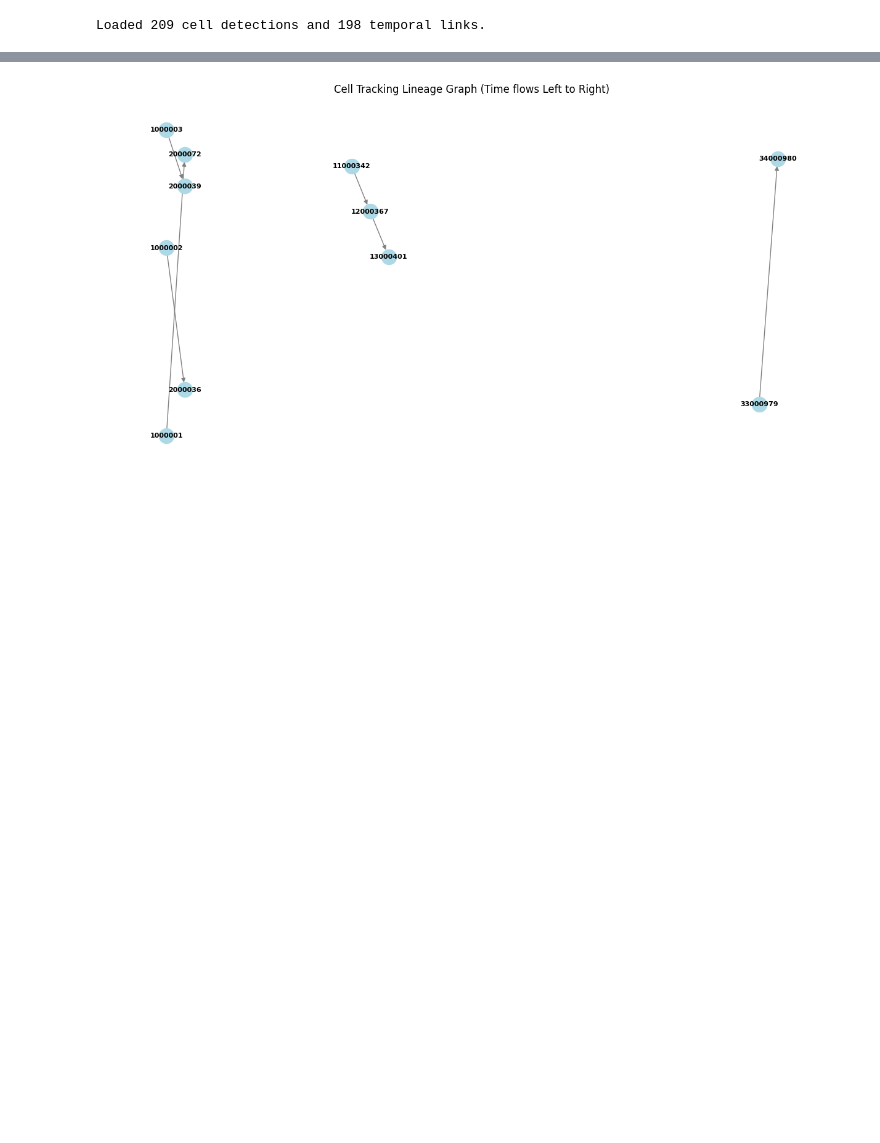
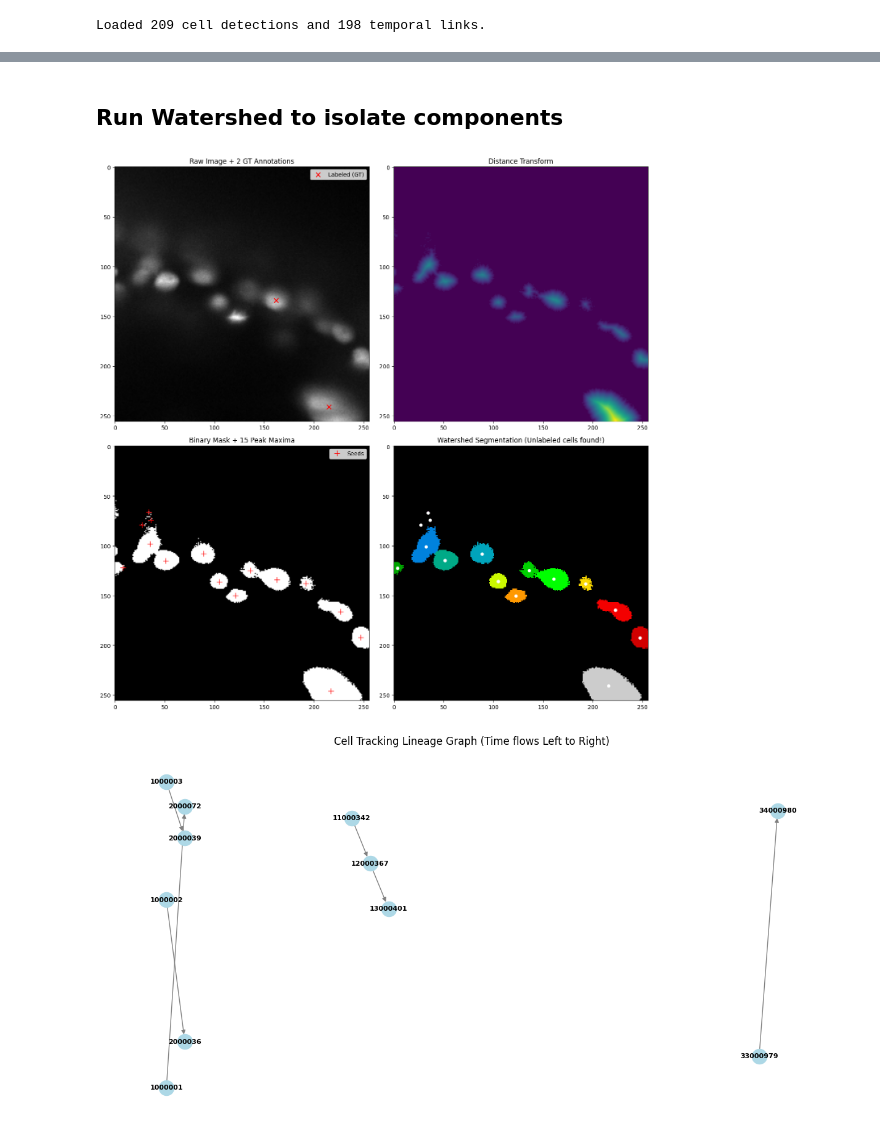
Before and after one commit to AntonioTagliatti/BioHub, a Jupyter notebook: notebooks/EDA_rohith.ipynb, the cells around one changed output, grey strips where cells are left out. Drawn from its saved outputs; the diff is of its cells as text; code cells hidden in the pictures; blank space fills up the shorter version.

```diff
--- a/notebooks/EDA_rohith.ipynb
+++ b/notebooks/EDA_rohith.ipynb
@@ -56,3 +267,81 @@ Loaded 209 cell detections and 198 temporal links.
+# %% [markdown]
+## Run Watershed to isolate components
+# %%
+import numpy as np
+import matplotlib.pyplot as plt
+from skimage.filters import threshold_otsu
+from skimage.segmentation import watershed
+from skimage.feature import peak_local_max
+from skimage.measure import label, regionprops
+from scipy import ndimage as ndi
+
+# 1. Extract the raw slice (assuming video_data is loaded)
+target_t = 21
+target_z = 3
+raw_image = video_data[target_t, target_z, :, :]
+
+# Normalize the image for better thresholding (important for uint16/uint8)
+img_norm = (raw_image - np.min(raw_image)) / (np.max(raw_image) - np.min(raw_image) + 1e-8)
+
+# 2. Otsu Thresholding (Binary Foreground Mask)
+thresh = threshold_otsu(img_norm)
+binary_mask = img_norm > thresh
+
+# 3. Distance Transform
+# Calculates how far every foreground pixel is from the nearest background pixel
+distance = ndi.distance_transform_edt(binary_mask)
+
+# 4. Peak-Local-Max (Find the seeds)
+# min_distance controls how close two cells can be before they are merged
+coords = peak_local_max(distance, min_distance=8, labels=binary_mask)
+
+# Create a blank marker array and place the seeds
+markers = np.zeros(distance.shape, dtype=bool)
+markers[tuple(coords.T)] = True
+# Label the markers with unique integers for the watershed
+markers_labeled, num_features = ndi.label(markers)
+
+# 5. Watershed Segmentation
+# "Flood" the distance transform starting from the seeds, constrained by the mask
+labels = watershed(-distance, markers_labeled, mask=binary_mask)
+
+# 6. Extract the Centroids of the newly segmented unlabeled cells
+segmented_centroids = []
+for region in regionprops(labels):
+    # regionprops returns (row, col) which is (y, x)
+    segmented_centroids.append((region.centroid[1], region.centroid[0])) # Append (x, y)
+
+# 7. Visualization
+fig, axes = plt.subplots(2, 2, figsize=(14, 14))
+ax = axes.ravel()
+
+# Plot A: The Raw Image with the 2 Ground Truth Nodes
+ax[0].imshow(raw_image, cmap='gray')
+ax[0].scatter(slice_x, slice_y, c='red', s=60, marker='x', label='Labeled (GT)')
+ax[0].set_title('Raw Image + 2 GT Annotations')
+ax[0].legend()
+
+# Plot B: Distance Transform
+ax[1].imshow(distance, cmap='viridis')
+ax[1].set_title('Distance Transform')
+
+# Plot C: The Local Maxima (Seeds)
+ax[2].imshow(binary_mask, cmap='gray')
+ax[2].plot(coords[:, 1], coords[:, 0], 'r+', markersize=10, label='Seeds')
+ax[2].set_title(f'Binary Mask + {num_features} Peak Maxima')
+ax[2].legend()
+
+# Plot D: The Watershed Result + All Found Centroids
+# The watershed labels are plotted with the 'nipy_spectral' colormap for distinction
+ax[3].imshow(labels, cmap='nipy_spectral', interpolation='nearest')
+for cx, cy in segmented_centroids:
+    ax[3].plot(cx, cy, 'wo', markersize=5) # White circles for found centroids
+ax[3].set_title('Watershed Segmentation (Unlabeled cells found!)')
+
+plt.tight_layout()
+plt.show()
+# %% [output]
+[figure, added]
 # %%
 
 # Assuming 'edges_array' is your actual loaded numpy array from the .geff file
```
Also changed, not shown: parts of 11 cells of this notebook.
